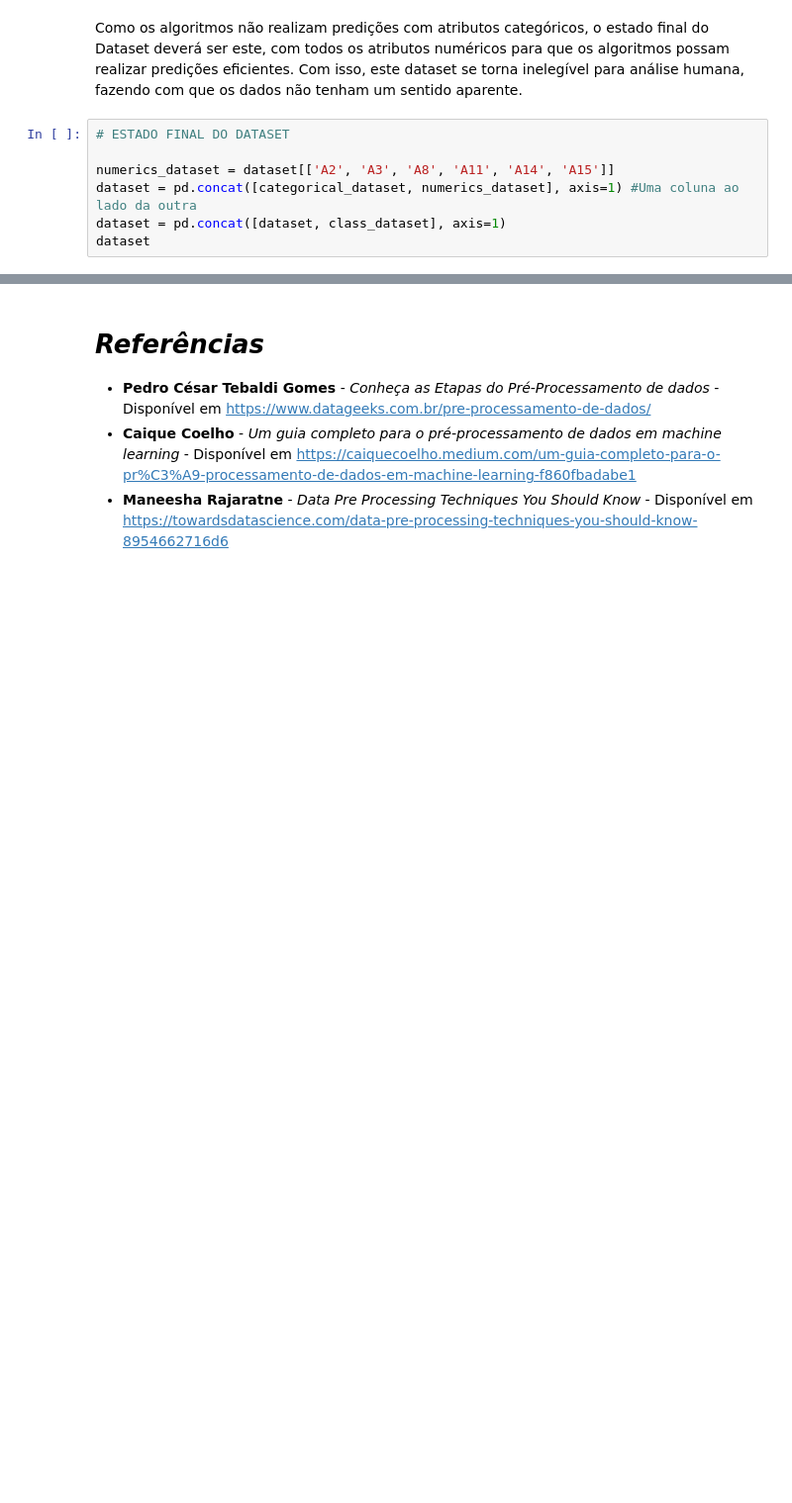
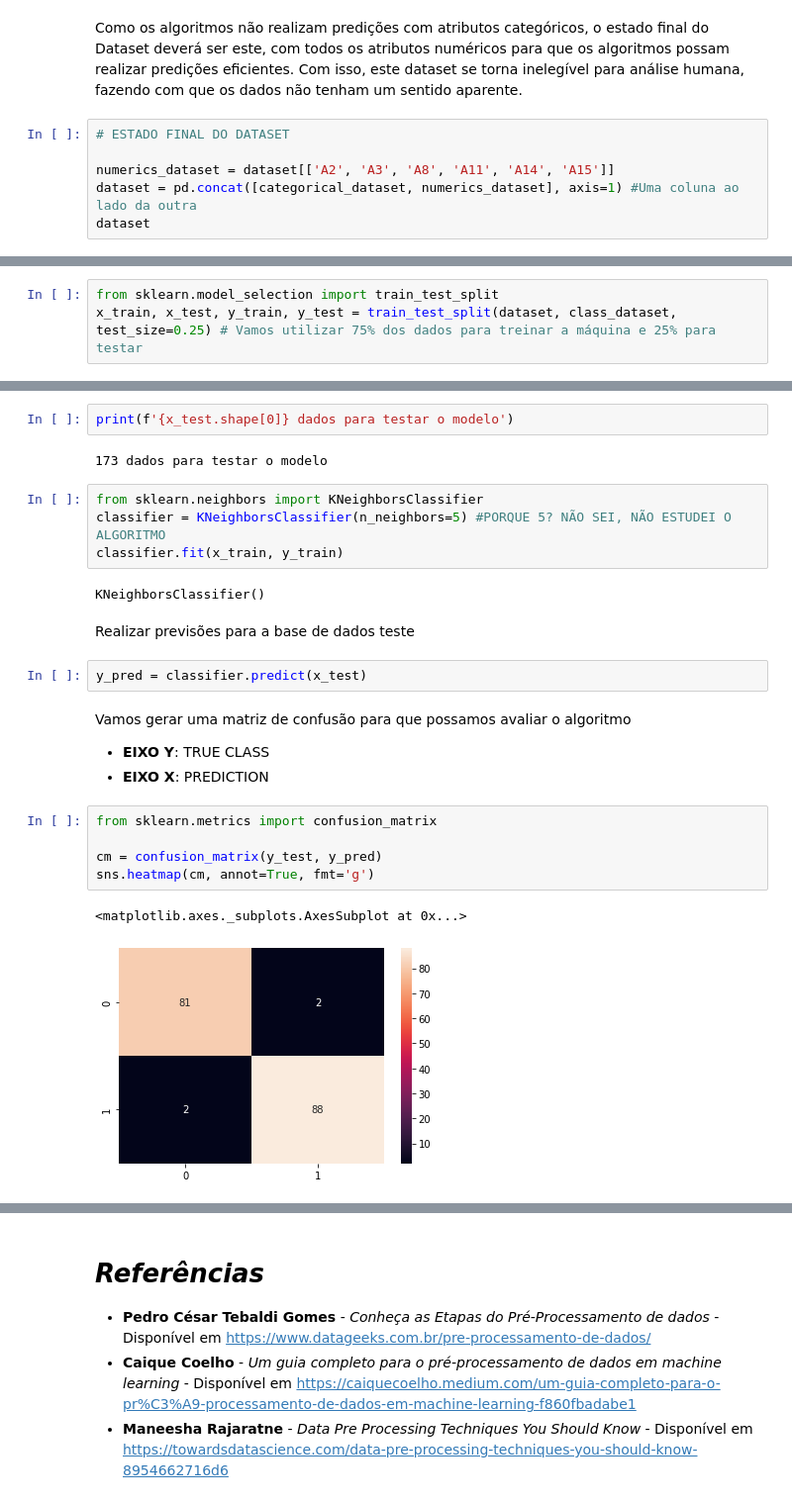
Before and after one commit to Gustanascimento/if998-mineracao, a Jupyter notebook: 04_Aprendizagem_em_Instancias.ipynb, the cells around one changed output, grey strips where cells are left out. Shown: that part at 99% size. Saved outputs shown, nothing was run; the diff lists cells and outputs as text; blank space fills up the shorter version.

```diff
--- a/04_Aprendizagem_em_Instancias.ipynb
+++ b/04_Aprendizagem_em_Instancias.ipynb
@@ -356,7 +363,6 @@ Como os algoritmos não realizam predições com atributos categóricos, o estad
 
 numerics_dataset = dataset[['A2', 'A3', 'A8', 'A11', 'A14', 'A15']]
 dataset = pd.concat([categorical_dataset, numerics_dataset], axis=1) #Uma coluna ao lado da outra
-dataset = pd.concat([dataset, class_dataset], axis=1)
 dataset
 # %% [output]
 |  | 0 | 1 | 2 | 3 | 4 | 5 | 6 | 7 | 8 | 9 | 10 | ... |
@@ -374,0 +386,3 @@ dataset
+# %%
+from sklearn.model_selection import train_test_split
+x_train, x_test, y_train, y_test = train_test_split(dataset, class_dataset, test_size=0.25) # Vamos utilizar 75% dos dados para treinar a máquina e 25% para testar
@@ -374,0 +393,26 @@ dataset
+# %%
+print(f'{x_test.shape[0]} dados para testar o modelo')
+# %% [output]
+173 dados para testar o modelo
+# %%
+from sklearn.neighbors import KNeighborsClassifier
+classifier = KNeighborsClassifier(n_neighbors=5) #PORQUE 5? NÃO SEI, NÃO ESTUDEI O ALGORITMO
+classifier.fit(x_train, y_train)
+# %% [output]
+KNeighborsClassifier()
+# %% [markdown]
+Realizar previsões para a base de dados teste
+# %%
+y_pred = classifier.predict(x_test)
+# %% [markdown]
+Vamos gerar uma matriz de confusão para que possamos avaliar o algoritmo
+- **EIXO Y**: TRUE CLASS
+- **EIXO X**: PREDICTION
+# %%
+from sklearn.metrics import confusion_matrix
+
+cm = confusion_matrix(y_test, y_pred)
+sns.heatmap(cm, annot=True, fmt='g')
+# %% [output]
+<matplotlib.axes._subplots.AxesSubplot at 0x...>
+[figure, added]
```
Also changed, not shown: parts of 7 cells of this notebook.
